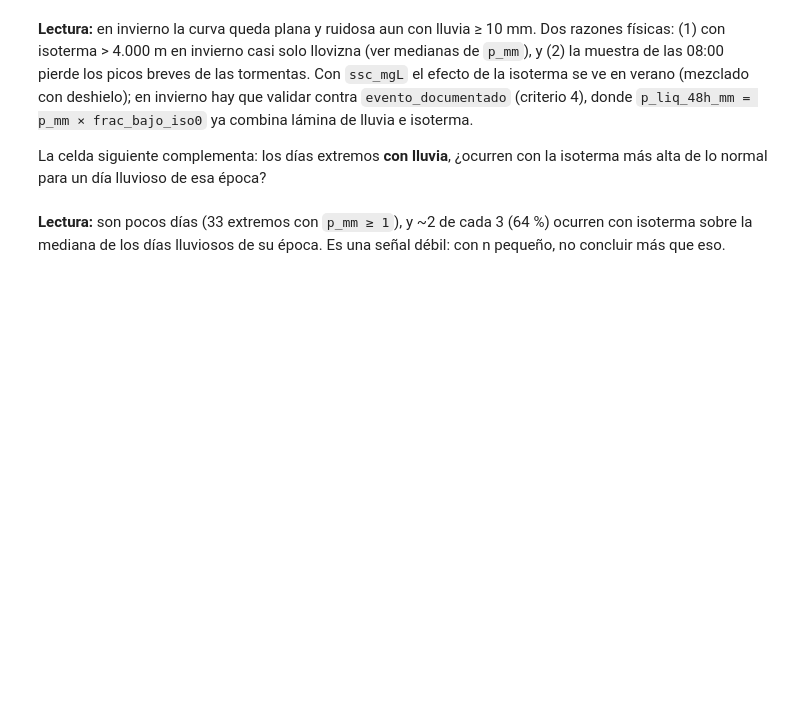
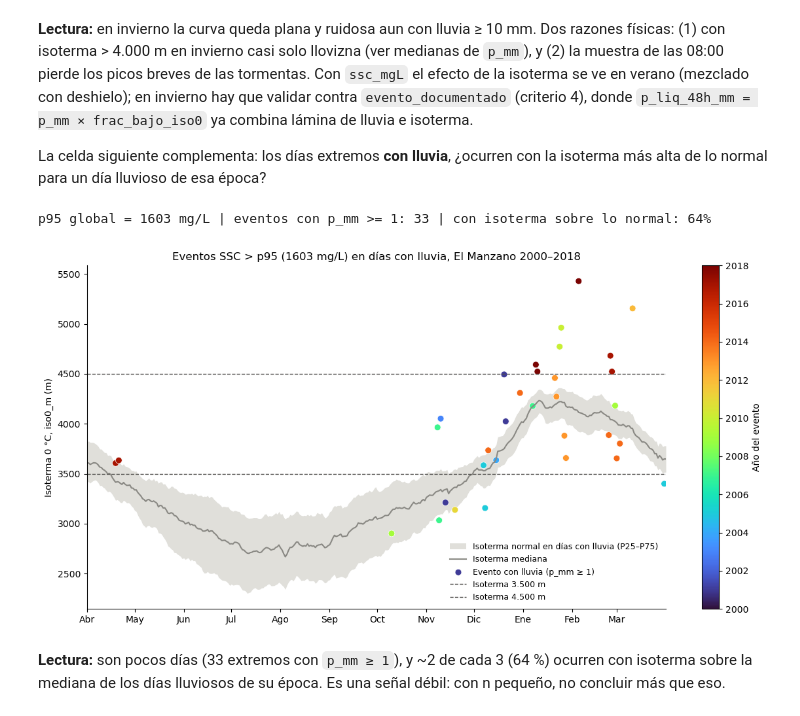
Before and after one commit to astroACR/REDTEAM-RioMaipo, a Jupyter notebook: nivel1.ipynb, the cells around one changed output. Drawn from its saved outputs; the diff is of its cells as text; code cells hidden in the pictures; blank space fills up the shorter version.

```diff
--- a/nivel1.ipynb
+++ b/nivel1.ipynb
@@ -186,41 +263,44 @@ La celda siguiente complementa: los días extremos **con lluvia**, ¿ocurren con
 # Fondo gris: isoterma "normal" para esa época del año → ¿los eventos ocurren con isoterma más alta de lo normal?
 import numpy as np
 
-d = n1[n1["fecha"].dt.year.between(2000, 2018)].copy()  # TODOS los días: n1 no se modifica
-inicio = pd.to_datetime((d["fecha"].dt.year - (d["mes"] < 4)).astype(str) + "-04-01")
-d["dia_hidro"] = (d["fecha"] - inicio).dt.days  # 0 = 1 de abril
+d = n1[n1["anio_hidro"].dt.year.between(2000, 2018)].copy()  # TODOS los días: n1 no se modifica
+inicio = pd.to_datetime((d["anio_hidro"].dt.year - (d["mes"] < 4)).astype(str) + "-04-01")
+d["dia_hidro"] = (d["anio_hidro"] - inicio).dt.days  # 0 = 1 de abril
 
 p95 = n1["ssc_mgL"].quantile(0.95)  # umbral global, antes de filtrar por lluvia
 ev = d[(d["ssc_mgL"] > p95) & (d["p_mm"] >= 1)].dropna(subset=["iso0_m"])  # el filtro de lluvia va solo aquí
 
 # Isoterma "normal" de los días con lluvia (un día lluvioso es más frío que uno despejado de la misma fecha)
 # Hay pocos días con lluvia por fecha, así que se suaviza con una ventana de 31 días
 lluviosos = d[d["p_mm"] >= 1]
 clim = lluviosos.groupby("dia_hidro")["iso0_m"].quantile([0.25, 0.5, 0.75]).unstack().reindex(range(366))
 clim = clim.rolling(31, center=True, min_periods=1).mean()
 
 # ¿Qué fracción de eventos ocurre con la isoterma sobre la mediana de su época?
 sobre = ev["iso0_m"] > clim.loc[ev["dia_hidro"], 0.5].values
 print(f"p95 global = {p95:.0f} mg/L | eventos con p_mm >= 1: {len(ev)} | con isoterma sobre lo normal: {sobre.mean():.0%}")
 
 fig, ax = plt.subplots(figsize=(12, 6))
 ax.fill_between(clim.index, clim[0.25], clim[0.75], color="#e0dfda", lw=0, label="Isoterma normal en días con lluvia (P25–P75)")
 ax.plot(clim.index, clim[0.5], color="#8a8984", lw=1.5, label="Isoterma mediana")
 
 sc = ax.scatter(ev["dia_hidro"], ev["iso0_m"], c=ev["fecha"].dt.year, cmap="turbo", vmin=2000, vmax=2018,
                 s=50, edgecolors="white", linewidths=0.5, label="Evento con lluvia (p_mm ≥ 1)")
 fig.colorbar(sc, ax=ax, label="Año del evento")
 
 meses = ["Abr", "May", "Jun", "Jul", "Ago", "Sep", "Oct", "Nov", "Dic", "Ene", "Feb", "Mar"]
 ax.set_xticks([0, 30, 61, 91, 122, 153, 183, 214, 244, 275, 306, 334], meses)
 ax.set_xlim(0, 365)
 ax.set_ylabel("Isoterma 0 °C, iso0_m (m)")
 ax.set_title(f"Eventos SSC > p95 ({p95:.0f} mg/L) en días con lluvia, El Manzano 2000–2018")
 ax.axhline(3500, color="#52514e", ls="--", lw=1, label="Isoterma 3.500 m")
 ax.axhline(4500, color="#52514e", ls="--", lw=1, label="Isoterma 4.500 m")
 ax.legend(frameon=False, loc="lower right", fontsize=9)  # después de axhline, para que entren en la leyenda
 ax.spines[["top", "right"]].set_visible(False)
 fig.tight_layout()
+# %% [output]
+p95 global = 1603 mg/L | eventos con p_mm >= 1: 33 | con isoterma sobre lo normal: 64%
+[figure, added]
 # %% [markdown]
 **Lectura:** son pocos días (33 extremos con `p_mm ≥ 1`), y ~2 de cada 3 (64 %) ocurren con isoterma sobre la mediana de los días lluviosos de su época. Es una señal débil: con n pequeño, no concluir más que eso.
 # %% [markdown]
```
Also changed, not shown: parts of 8 cells of this notebook.
